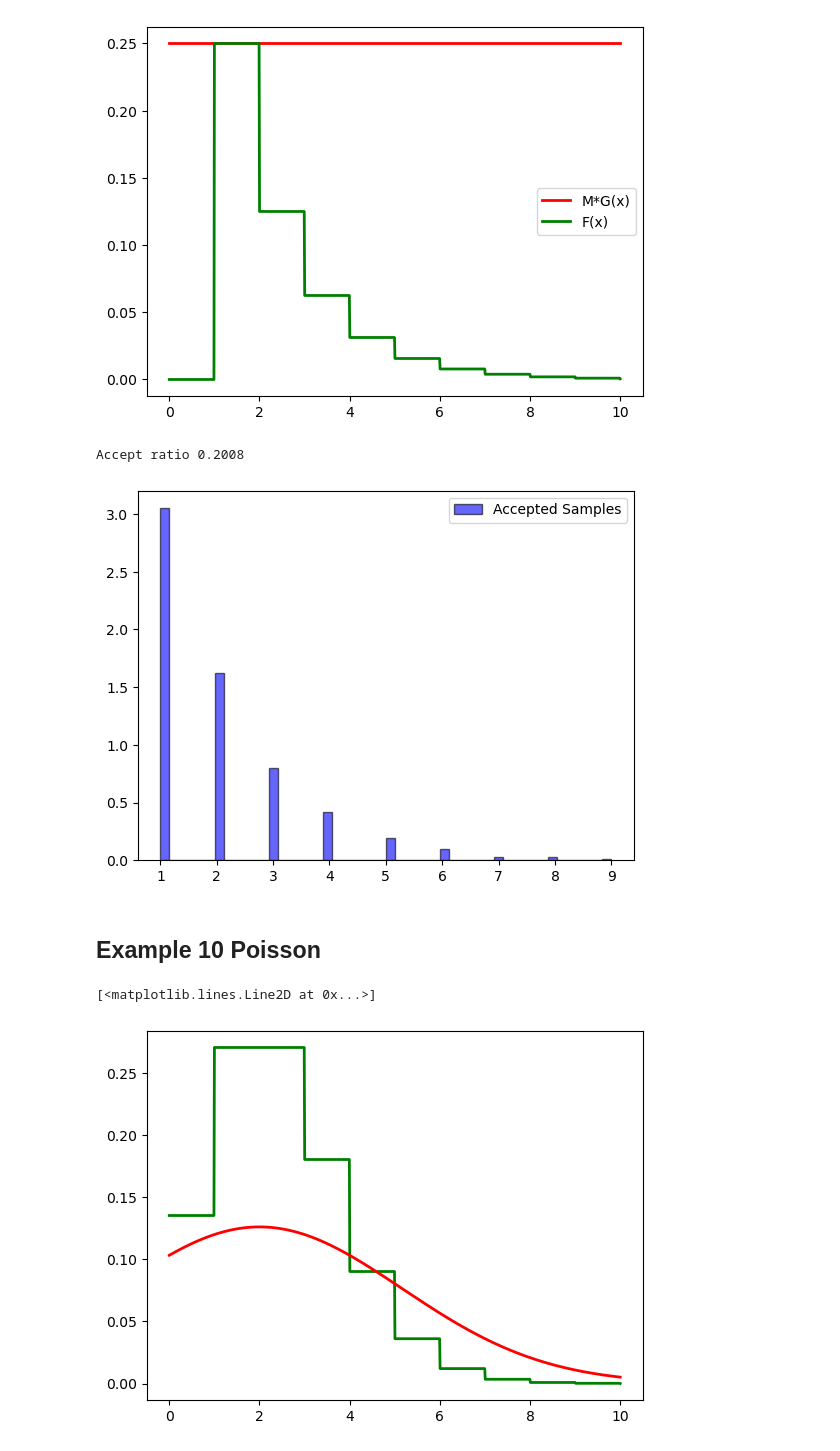
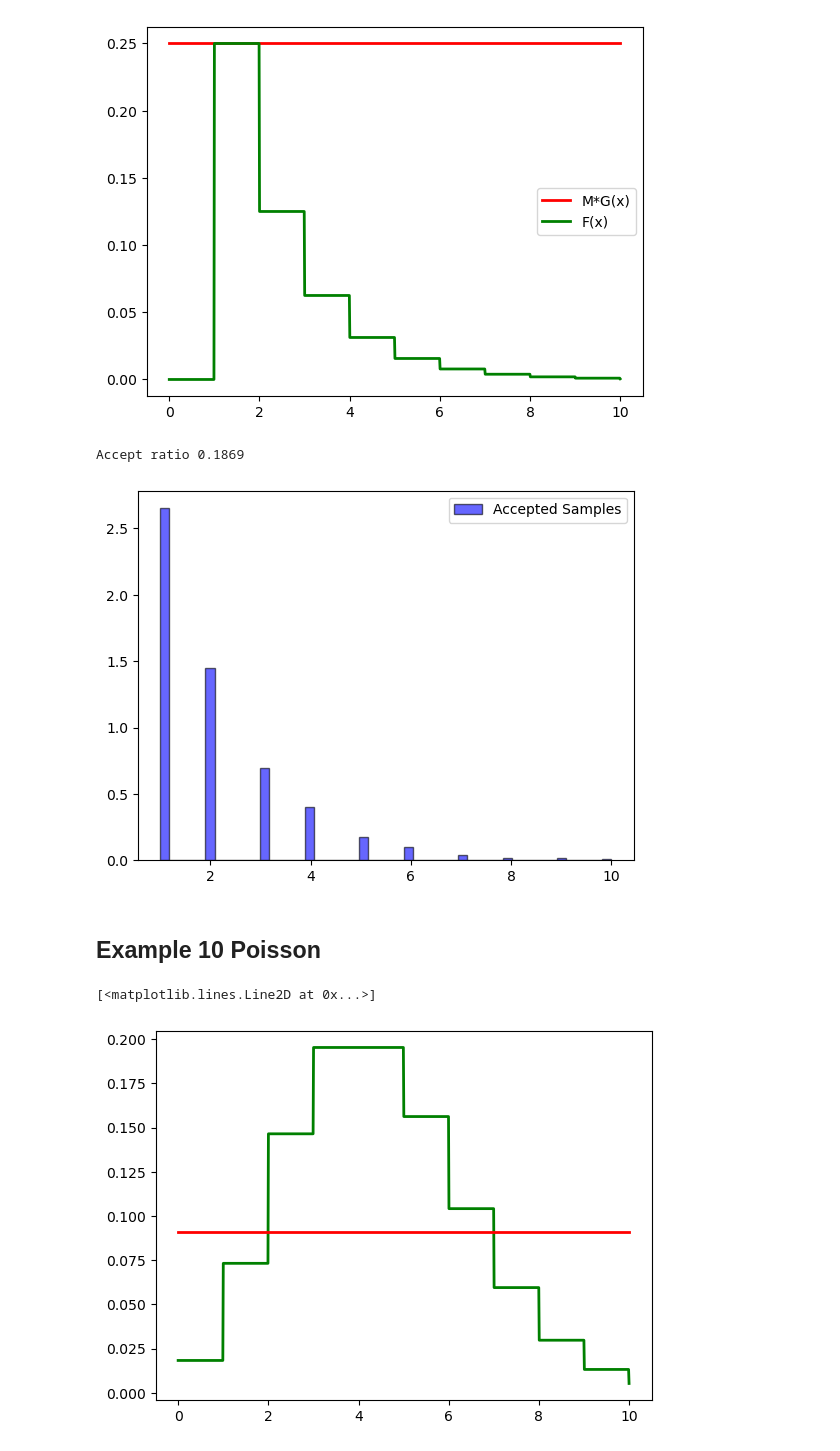
Before and after one commit to aayrapet/MC_simulations, a Jupyter notebook: reject_sampling.ipynb, the cells around one changed output. Drawn from its saved outputs; the diff is of its cells as text; code cells hidden in the pictures.

```diff
--- a/reject_sampling.ipynb
+++ b/reject_sampling.ipynb
@@ -826,7 +828,7 @@ def _g(x,a,b):
     if ((x<a) or (x>b)) :
         return 0
     else:
-        return 1/(b-a)
+        return 1/(b-a+1)
 
 # Define the function M as the maximum of the ratio f(x)/g(x,teta)
 g = np.vectorize(_g, otypes=[float])
@@ -859,56 +861,59 @@ for i in range(0,10**4):
     U = np.random.uniform(0, 1, )
 
     U1 = np.random.uniform(0, 1, )
-    x = (((b-a)*U1+a))
+    x = np.floor((b-a+1)*U1-1+a)+1
 
     if U<=f(x,p)/(M*g(x,a,b)):  # Accept-reject algo
-           samples.append(np.floor(x))
+           samples.append(x)
 # %%
 print("Accept ratio",len(samples)/10**4)
 # %% [output]
-Accept ratio 0.2008
+Accept ratio 0.1869
 # %%
 #plot accepted samples with f(x_vals)
 plt.hist(np.array(samples),bins=50, density=True, alpha=0.6, color='b', edgecolor='black', label="Accepted Samples")
 plt.legend()
 plt.show()
 # %% [output]
-[figure, old version]
+[figure, new version]
 # %% [markdown]
 ## **Example 10 Poisson**
 # %%
 def _f(x,lam):
     if x>=0:
         return np.exp(-lam)*(lam**np.floor(x))/math.factorial(int(np.floor(x)))
     else:
         return 0
-lam=2
+lam=4
 
 f = np.vectorize(_f, otypes=[float])
-def g(x,mu,sigma2):
-     return np.exp(-(x-mu)**2 /(2*sigma2)) / np.sqrt(2 * np.pi*sigma2)
-
-mu=2
-sigma2=10
 
 
+def _g(x,a,b):
+    if ((x<a) or (x>b)) :
+        return 0
+    else:
+        return 1/(b-a+1)
+
+a=0
+b=10
 
 support = (0, 10)#attention!! limited support !!!
 number_observations = 1000
 support_x = np.linspace(support[0], support[1], number_observations)
 
 # Generate x values for PMF and CDF
 x = np.arange(0, np.max(samples) + 1)
 f_pdf=f(support_x,lam)
-g_pdf = g(support_x,mu,sigma2)
+g_pdf = g(support_x,a,b)
 
 # # #
 plt.plot(support_x, f_pdf, 'g-', lw=2,label="F(x)")
 plt.plot(support_x, g_pdf, 'r-', lw=2,label="G(x)")  # Add label for legend
 #here i dont do minimisation as i dont have time , but once again attention to limited support !!
 # %% [output]
 [<matplotlib.lines.Line2D at 0x...>]
-[figure, old version]
+[figure, new version]
 # %%
 M=np.max(f_pdf/g_pdf)
 M
```
Also changed, not shown: parts of 8 cells of this notebook.
